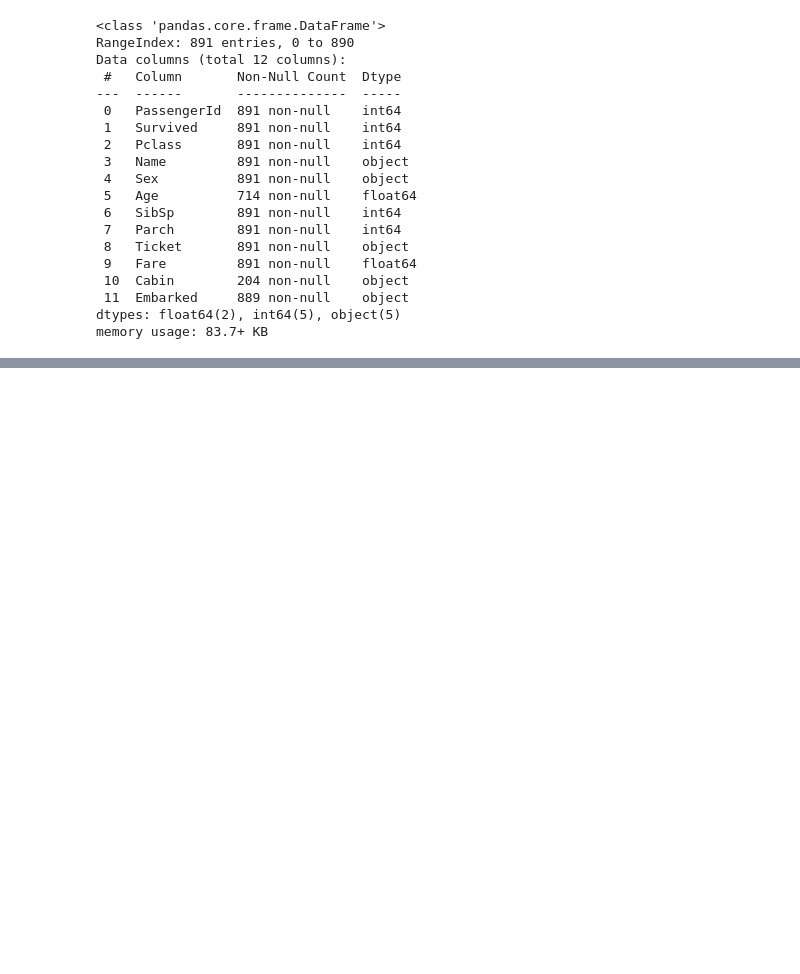
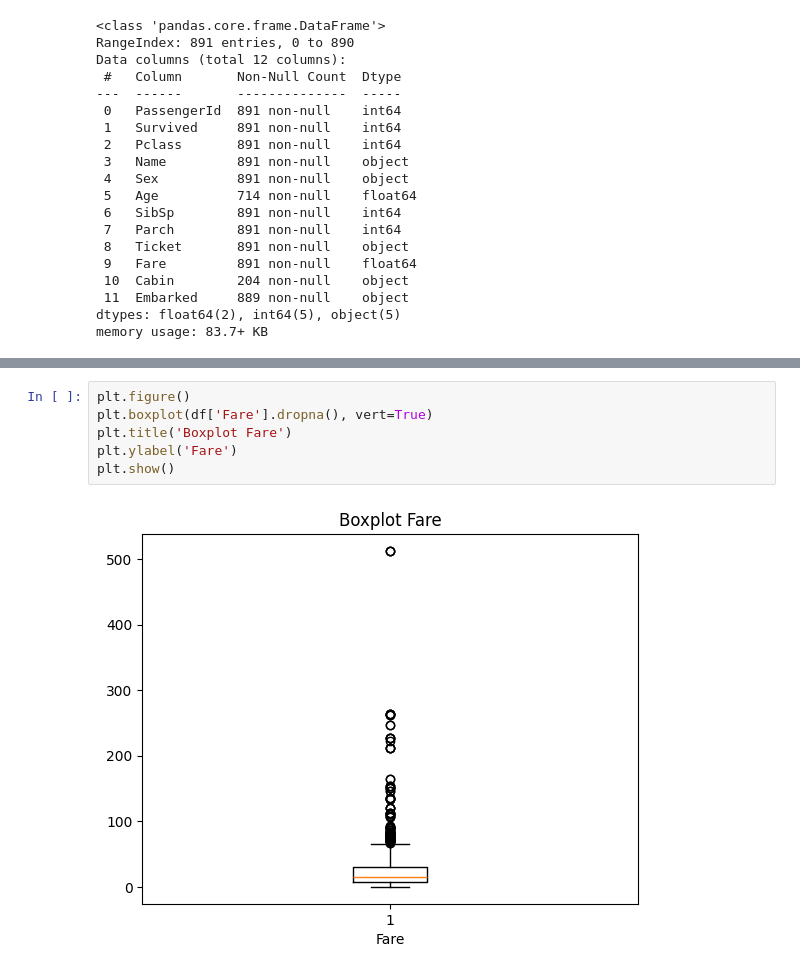
Before and after one commit to byhaqii/Machine-Learning-2025, a Jupyter notebook: JS02_P1_EDA.ipynb, the cells around one changed output, grey strips where cells are left out. Saved outputs shown, nothing was run; the diff lists cells and outputs as text; blank space fills up the shorter version.

```diff
--- a/JS02_P1_EDA.ipynb
+++ b/JS02_P1_EDA.ipynb
@@ -59,0 +100,8 @@ memory usage: 83.7+ KB
+# %%
+plt.figure()
+plt.boxplot(df['Fare'].dropna(), vert=True)
+plt.title('Boxplot Fare')
+plt.ylabel('Fare')
+plt.show()
+# %% [output]
+[figure, added]
```
Also changed, not shown: parts of 5 cells of this notebook.
